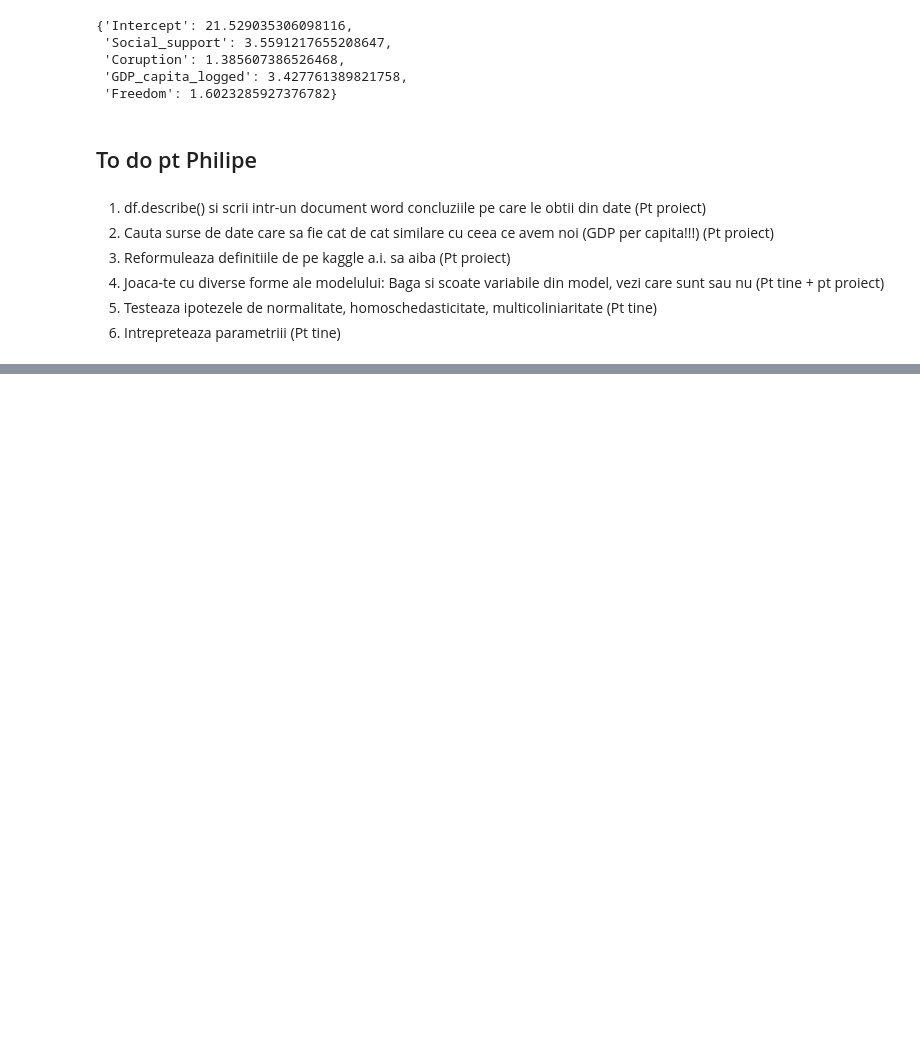
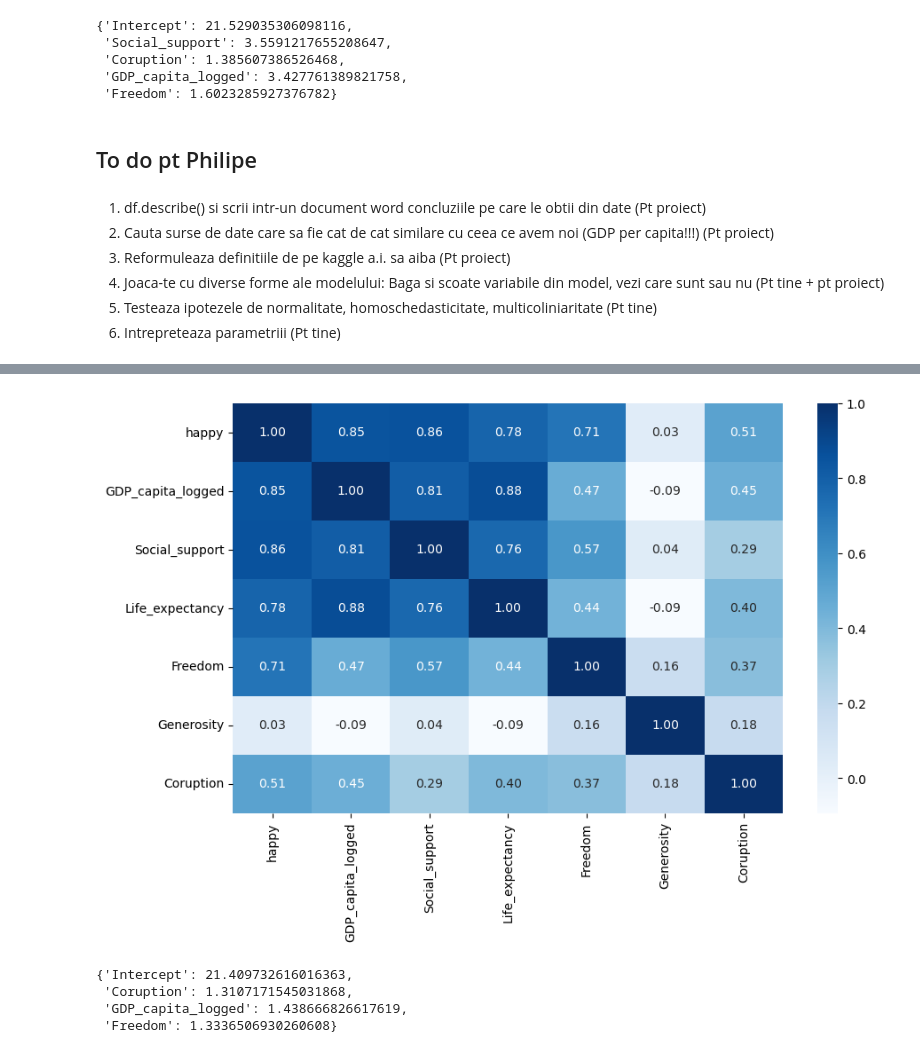
Before and after one commit to srvalex/Econometrie, a Jupyter notebook: Model2.ipynb, the cells around one changed output, grey strips where cells are left out. Drawn from its saved outputs; the diff is of its cells as text; code cells hidden in the pictures; blank space fills up the shorter version.

```diff
--- a/Model2.ipynb
+++ b/Model2.ipynb
@@ -358,0 +378,17 @@ Notes:
+# %%
+col = list(df.drop(columns=["Region_2","cooks_d","upperwhisker","lowerwhisker","Dystopia + residual"],inplace=False).columns)[1:]
+corel_matrix = df_with_cook[col].corr()
+
+plt.figure(figsize=(10,6))
+sns.heatmap(data=corel_matrix,fmt=".2f",cmap="Blues",annot=True)
+plt.show()
+# %% [output]
+[figure, added]
+# %%
+vif = {k:variance_inflation_factor(exog,i) for k,i in zip(regresie_cook.params.index,range(len(regresie.params.index)))}
+vif
+# %% [output]
+{'Intercept': 21.409732616016363,
+ 'Coruption': 1.3107171545031868,
+ 'GDP_capita_logged': 1.438666826617619,
+ 'Freedom': 1.3336506930260608}
```
Also changed, not shown: parts of 7 cells of this notebook.
